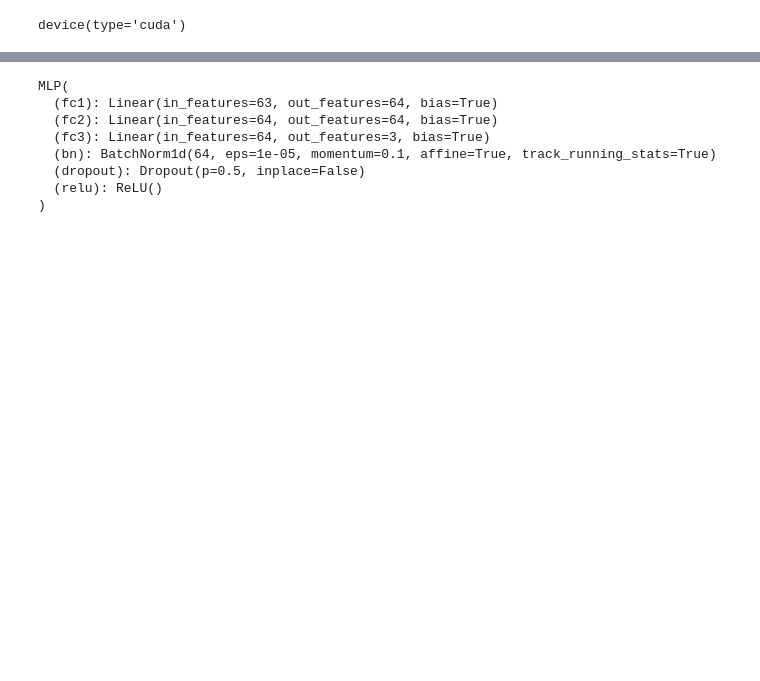
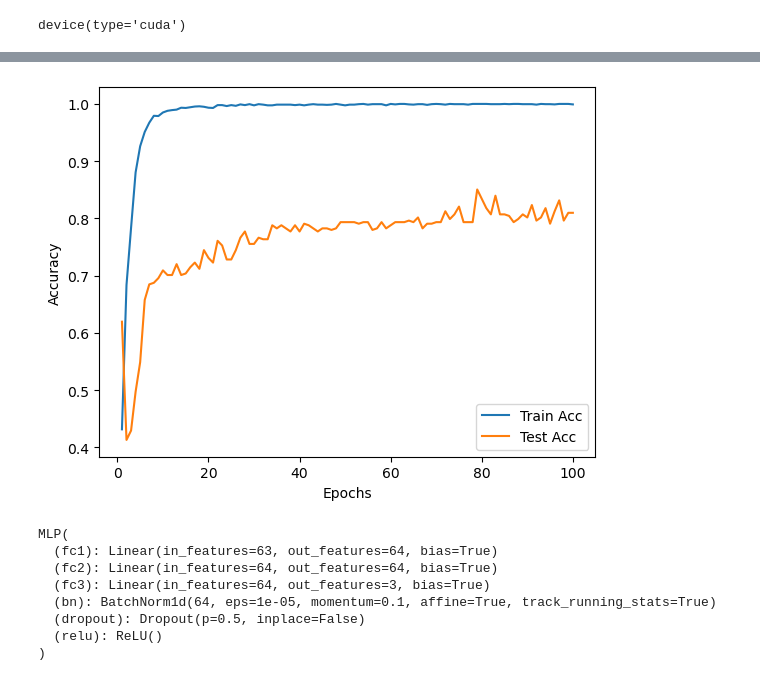
Before and after one commit to Yoyo-0125/Mediapipe-RPS, a Jupyter notebook: main.ipynb, the cells around one changed output, grey strips where cells are left out. Drawn from its saved outputs; the diff is of its cells as text; code cells hidden in the pictures; blank space fills up the shorter version.

```diff
--- a/main.ipynb
+++ b/main.ipynb
@@ -114,7 +114,7 @@ class MLP(nn.Module):
 # %%
 model = MLP().to(device)
 criterion = nn.CrossEntropyLoss()
-optimizer = torch.optim.Adam(model.parameters(), lr=0.001)
+optimizer = torch.optim.Adam(model.parameters(), lr=0.001, weight_decay=1e-4)
 # %%
 def train(model, dataloader, criterion, optimizer, device):
     model.train()
@@ -122,7 +122,7 @@ def train(model, dataloader, criterion, optimizer, device):
     correct = 0
     total = 0
 
-    for keypoints, labels in tqdm(dataloader):
+    for keypoints, labels in dataloader:
         keypoints, labels = keypoints.to(device), labels.to(device)
 
         optimizer.zero_grad()
@@ -162,12 +162,24 @@ def evaluate(model, dataloader, criterion, device):
     accuracy = correct / total
     return epoch_loss, accuracy
 # %%
-EPOCHS = 10
+EPOCHS = 100
+train_acces = []
+test_acces = []
 
 for epoch in range(EPOCHS):
     train_loss, train_acc = train(model, train_dataloader, criterion, optimizer, device)
     test_loss, test_acc = evaluate(model, test_dataloader, criterion, device)
-    print(f"Epoch {epoch+1}/{EPOCHS}, "
-        f"Train Loss: {train_loss:.4f}, Train Acc: {train_acc:.4f}, "
-        f"Test Loss: {test_loss:.4f}, Test Acc: {test_acc:.4f}")
+    if (epoch + 1) % 10 == 0 or epoch == 0:
+        print(f"Epoch {epoch+1}/{EPOCHS}, "
+            f"Train Loss: {train_loss:.4f}, Train Acc: {train_acc:.4f}, "
+            f"Test Loss: {test_loss:.4f}, Test Acc: {test_acc:.4f}")
+    train_acces.append(train_acc)
+    test_acces.append(test_acc)
+
+plt.plot(range(1, EPOCHS+1), train_acces, label='Train Acc')
+plt.plot(range(1, EPOCHS+1), test_acces, label='Test Acc')
+plt.xlabel('Epochs')
+plt.ylabel('Accuracy')
+plt.legend()
+plt.show()
 # %% [output]
@@ -184,3 +197,4 @@ Epoch 10/10, Train Loss: 0.0654, Train Acc: 0.9863, Test Loss: 1.1877, Test Acc:
+[figure, added]
 # %%
 # torch.save(model.state_dict(), "mlp_model_weights.pth")
 
```
Also changed, not shown: parts of 3 cells of this notebook, 1 other file.
